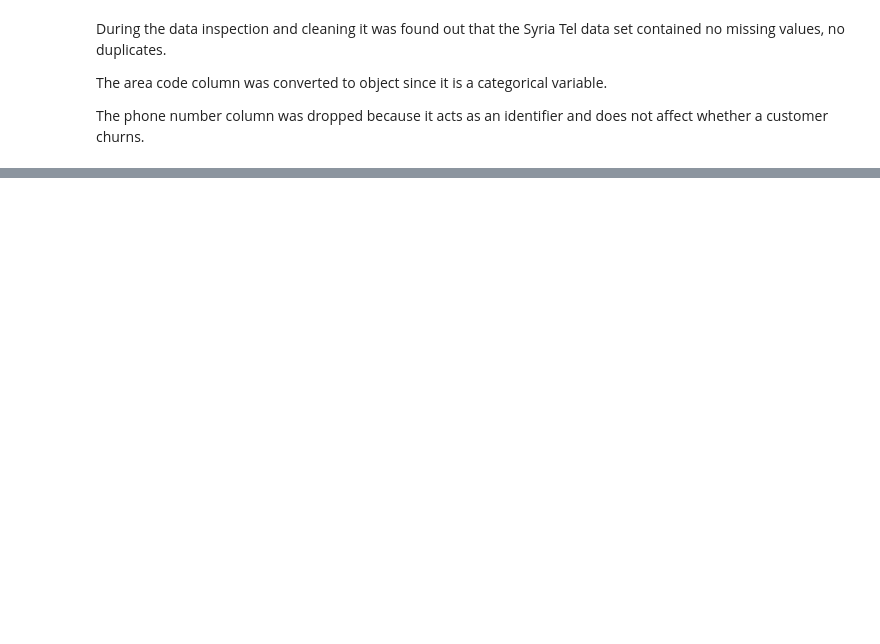
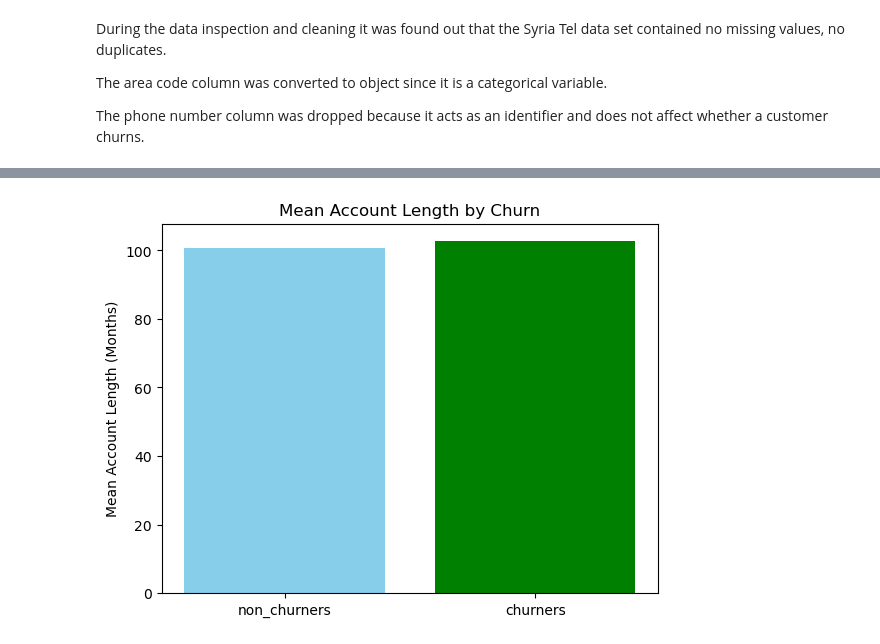
Before and after one commit to EAlmadi/Phase3_project, a Jupyter notebook: Syriatel.ipynb, the cells around one changed output, grey strips where cells are left out. Saved outputs shown, nothing was run; the diff lists cells and outputs as text; code cells hidden in the pictures; blank space fills up the shorter version.

```diff
--- a/Syriatel.ipynb
+++ b/Syriatel.ipynb
@@ -193,0 +294,12 @@ Syriatel_data.to_csv('Syriatel_cleaned.csv', index=False)
+# %%
+#Which customers are likely to churn? Based on account length
+churners = Syriatel_data[Syriatel_data['churn'] == 1]['account length']
+non_churners = Syriatel_data[Syriatel_data['churn'] == 0]['account length']
+mean_account_length = Syriatel_data.groupby('churn')['account length'].mean()
+
+plt.bar(['non_churners','churners'],mean_account_length,color=['skyblue','green'])
+plt.ylabel('Mean Account Length (Months)')
+plt.title('Mean Account Length by Churn')
+plt.show()
+# %% [output]
+[figure, added]
```
Also changed, not shown: parts of 24 cells of this notebook, 3 other files.
